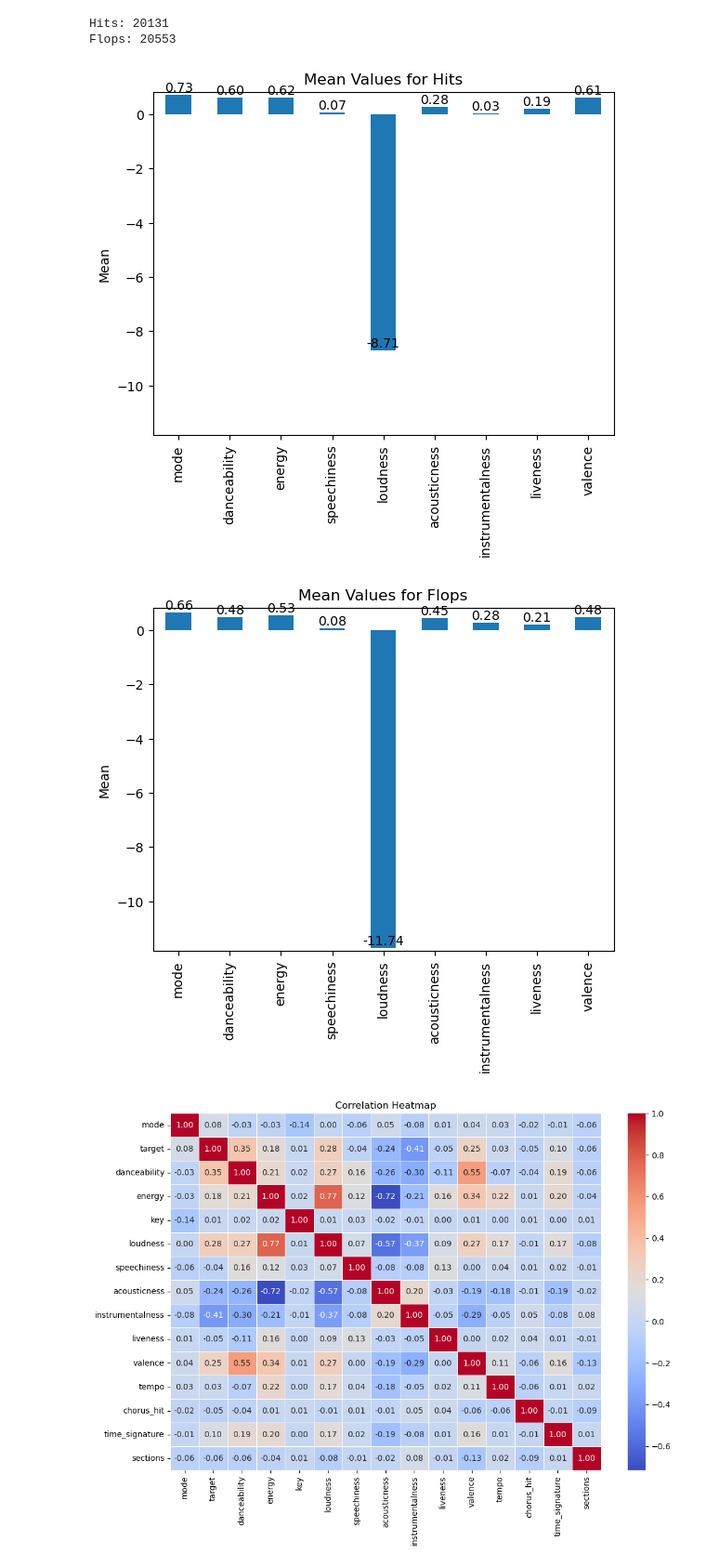
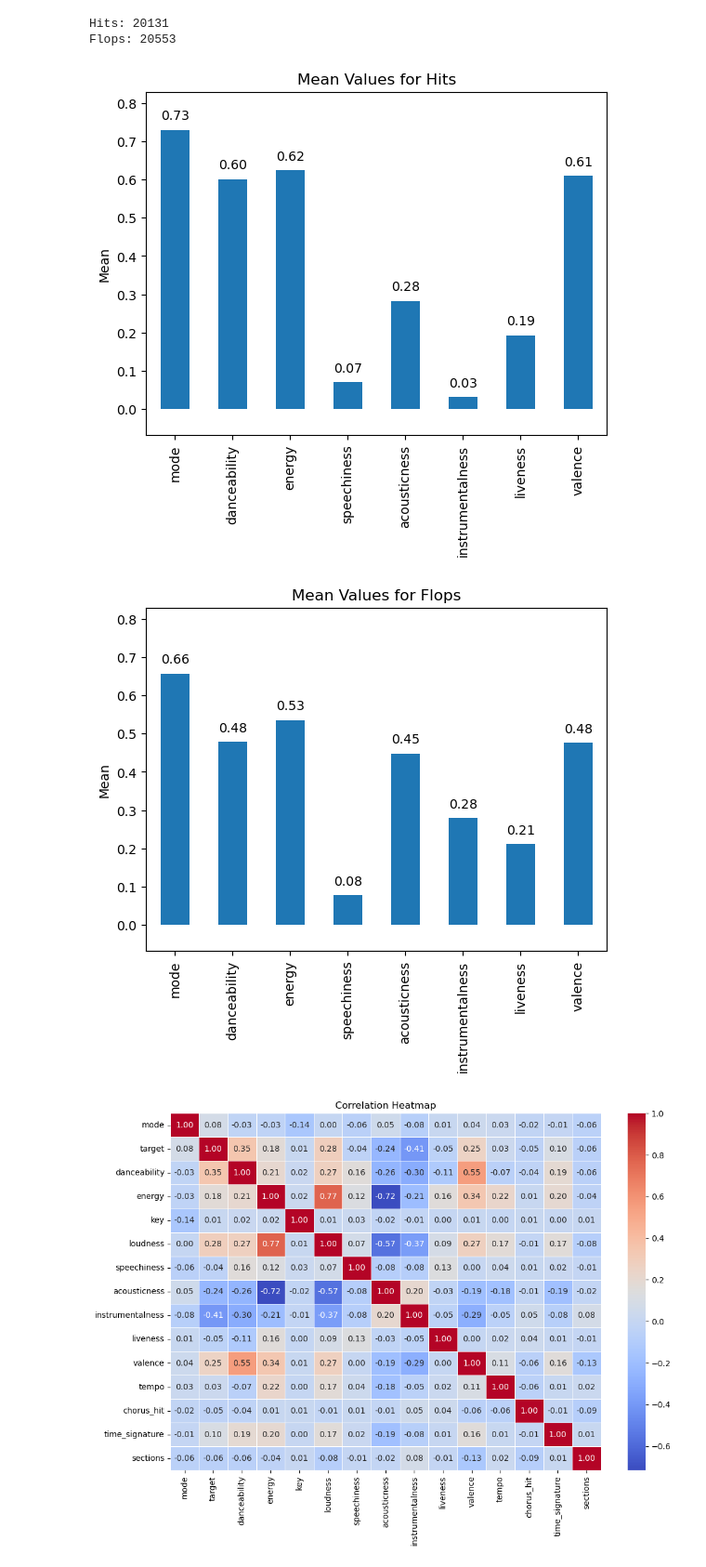
Before and after one commit to jesbor98/music-analysis, a Jupyter notebook: Data Mining project.ipynb, the cells around one changed output. Shown: that part at 93% size. Saved outputs shown, nothing was run; the diff lists cells and outputs as text; code cells hidden in the pictures.

```diff
--- a/Data Mining project.ipynb
+++ b/Data Mining project.ipynb
@@ -266,8 +266,8 @@ Hits: 20131
 Flops: 20553
 # %%
 import matplotlib.pyplot as plt
-
-selected_columns = ['mode', 'danceability', 'energy', 'speechiness', 'loudness',
+#loudness hit: -8.71, loudness flop:-11.74
+selected_columns = ['mode', 'danceability', 'energy', 'speechiness',
                     'acousticness', 'instrumentalness', 'liveness', 'valence']
 
 # Filter DataFrame for hits and flops
@@ -277,35 +277,35 @@ flops_df = df[df['target'] == 0]
 # Plot hits
 hits_means = hits_df[selected_columns].mean()
 hits_means.plot(kind='bar')
 plt.title('Mean Values for Hits')
 plt.ylabel('Mean')
 
 # Annotate bars with numerical values
 for i, value in enumerate(hits_means):
     plt.text(i, value + 0.02, f'{value:.2f}', ha='center', va='bottom')
 
 # Set y-axis limits to cover both positive and negative values
 plt.ylim(min(hits_means.min(), flops_df[selected_columns].mean().min()) - 0.1,
          max(hits_means.max(), flops_df[selected_columns].mean().max()) + 0.1)
 plt.show()
 
 # Plot flops
 flops_means = flops_df[selected_columns].mean()
 flops_means.plot(kind='bar')
 plt.title('Mean Values for Flops')
 plt.ylabel('Mean')
 
 # Annotate bars with numerical values
 for i, value in enumerate(flops_means):
     plt.text(i, value + 0.02, f'{value:.2f}', ha='center', va='bottom')
 
 # Set y-axis limits to cover both positive and negative values
 plt.ylim(min(hits_means.min(), flops_means.min()) - 0.1,
          max(hits_means.max(), flops_means.max()) + 0.1)
 plt.show()
 # %% [output]
-[figure, old version]
+[figure, new version]
-[figure, old version]
+[figure, new version]
 # %%
 # Assuming df is your DataFrame with relevant attributes including 'mode' and 'target' columns
 
```
